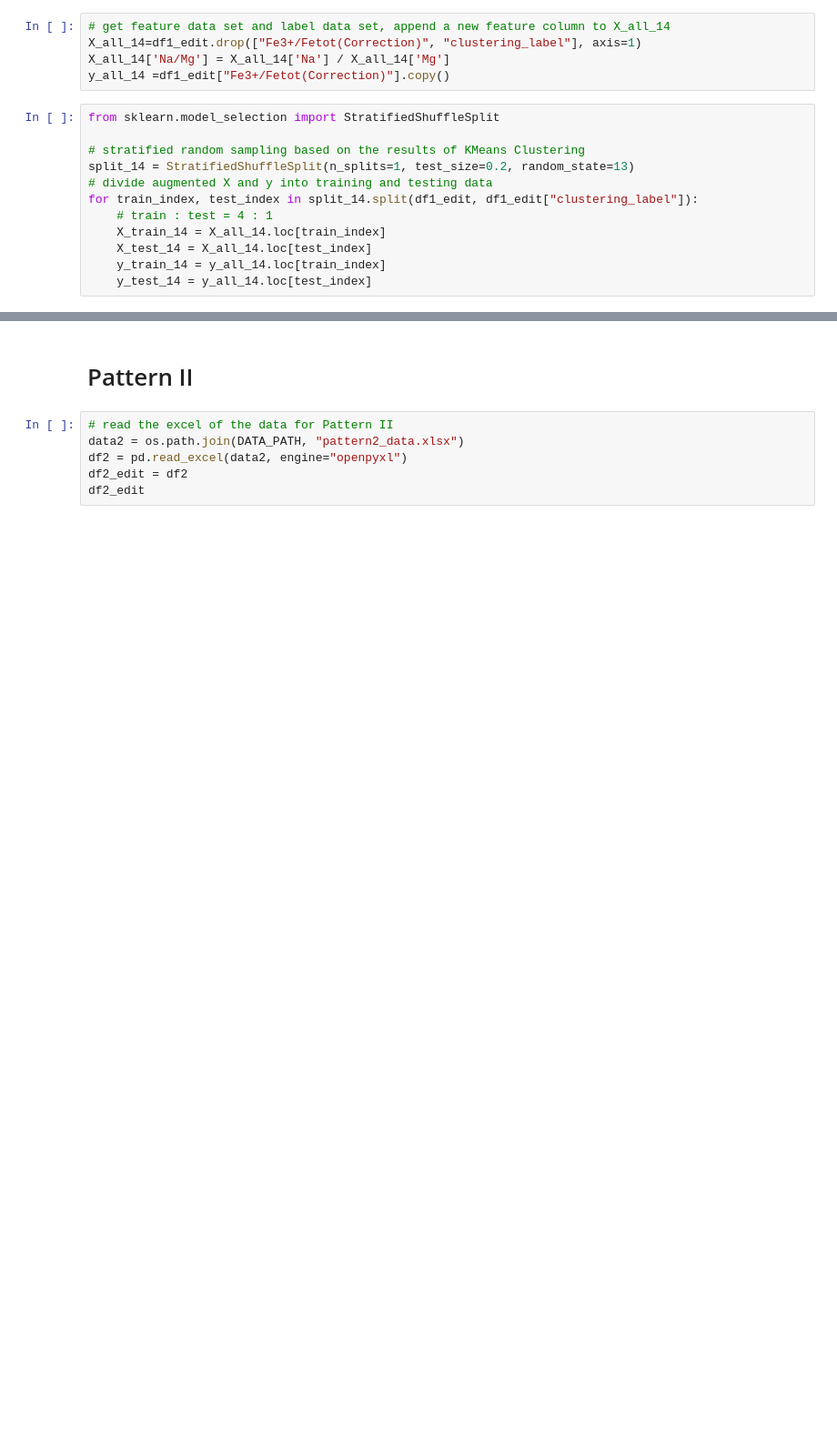
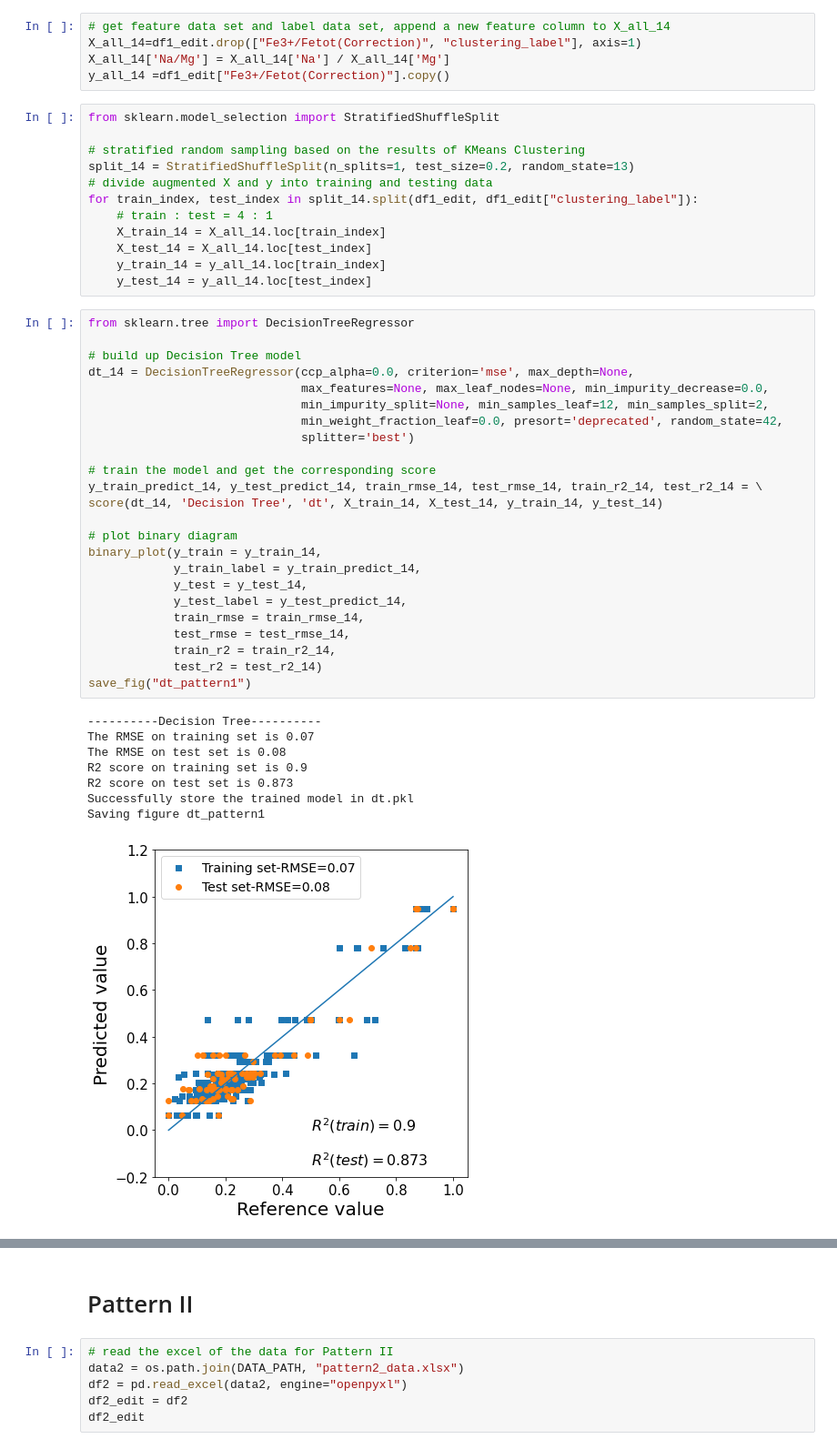
Before and after one commit to ZJUEarthData/Clinopyroxene-Ferric-Iron-Prediction-Huang-et-al.-2022-American-Mineralogist, a Jupyter notebook: model_training/model_training.ipynb, the cells around one changed output, grey strips where cells are left out. Shown: that part at 91% size. Drawn from its saved outputs; the diff is of its cells as text; blank space fills up the shorter version.

```diff
--- a/model_training/model_training.ipynb
+++ b/model_training/model_training.ipynb
@@ -365,3 +370,36 @@ for train_index, test_index in split_14.split(df1_edit, df1_edit["clustering_lab
     X_test_14 = X_all_14.loc[test_index]
     y_train_14 = y_all_14.loc[train_index]
     y_test_14 = y_all_14.loc[test_index]
+# %%
+from sklearn.tree import DecisionTreeRegressor
+
+# build up Decision Tree model
+dt_14 = DecisionTreeRegressor(ccp_alpha=0.0, criterion='mse', max_depth=None,
+                              max_features=None, max_leaf_nodes=None, min_impurity_decrease=0.0,
+                              min_impurity_split=None, min_samples_leaf=12, min_samples_split=2,
+                              min_weight_fraction_leaf=0.0, presort='deprecated', random_state=42,
+                              splitter='best')
+
+# train the model and get the corresponding score
+y_train_predict_14, y_test_predict_14, train_rmse_14, test_rmse_14, train_r2_14, test_r2_14 = \
+score(dt_14, 'Decision Tree', 'dt', X_train_14, X_test_14, y_train_14, y_test_14)
+
+# plot binary diagram
+binary_plot(y_train = y_train_14,
+            y_train_label = y_train_predict_14,
+            y_test = y_test_14,
+            y_test_label = y_test_predict_14,
+            train_rmse = train_rmse_14,
+            test_rmse = test_rmse_14,
+            train_r2 = train_r2_14,
+            test_r2 = test_r2_14)
+save_fig("dt_pattern1")
+# %% [output]
+----------Decision Tree----------
+The RMSE on training set is 0.07
+The RMSE on test set is 0.08
+R2 score on training set is 0.9
+R2 score on test set is 0.873
+Successfully store the trained model in dt.pkl
+Saving figure dt_pattern1
+[figure, added]
```
Also changed, not shown: parts of 32 cells of this notebook, 21 other files.
